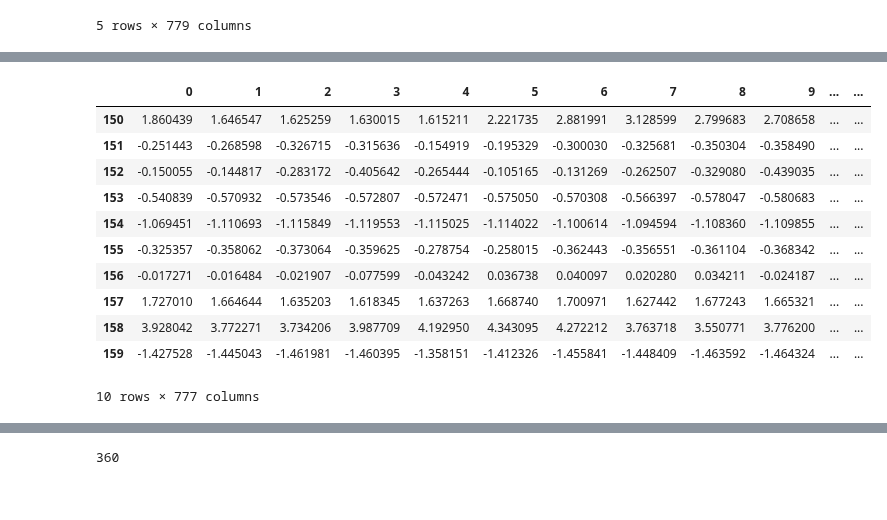
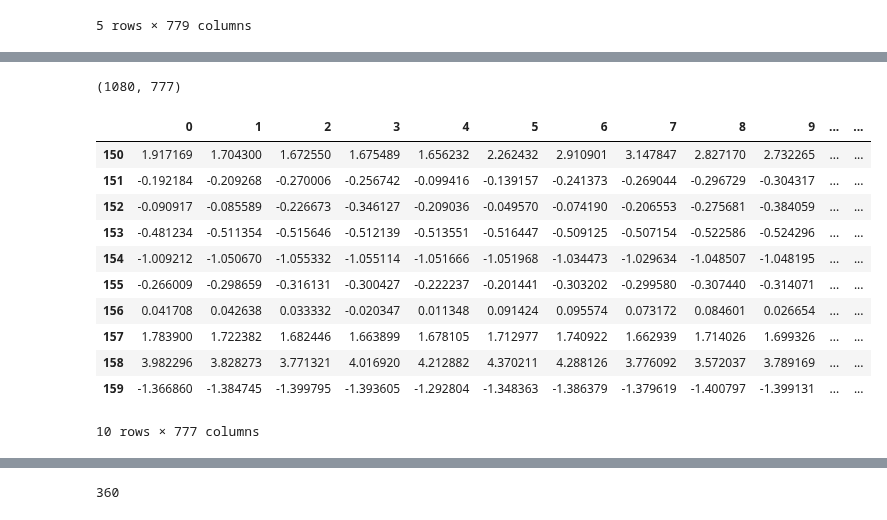
Before and after one commit to mkosaka1/Speech_Emotion_Recognition, a Jupyter notebook: eda_preprocessing_old.ipynb, the cells around one changed output, grey strips where cells are left out. Drawn from its saved outputs; the diff is of its cells as text; code cells hidden in the pictures.

```diff
--- a/eda_preprocessing_old.ipynb
+++ b/eda_preprocessing_old.ipynb
@@ -390,11 +395,16 @@ df = pd.concat([audio_df,pd.DataFrame(df['mfcc_feature'].values.tolist())],axis=
 df=df.fillna(0)
 # %%
 # TRAIN TEST SPLIT
-X_train, X_test, y_train, y_test = train_test_split(df_combined.drop(['path','emotion'],axis=1)
+X_model, X_test, y_model, y_test = train_test_split(df_combined.drop(['path','emotion'],axis=1)
                                                     , df_combined.emotion
                                                     , test_size=0.25
                                                     , shuffle=False
                                                     , random_state=42
                                                    )
-
-X_train.head()
+# TRAIN TEST SPLIT
+X_train, X_validation, y_train, y_validation = train_test_split(X_model
+                                                    , y_model
+                                                    , test_size=0.25
+                                                    , shuffle=False
+                                                    , random_state=42
+                                                   )
@@ -409,24 +411,31 @@ X_train.head()
+# %%
+X_model.shape
+# %% [output]
+(1080, 777)
 # %%
 # NORMALIZE DATA
 mean = np.mean(X_train, axis=0)
 std = np.std(X_train, axis=0)
 
 X_train = (X_train - mean)/std
 X_test = (X_test - mean)/std
+X_validation = (X_validation - mean) / std
 
+
+# Check the dataset now
 X_train[150:160]
 # %% [output]
 |  | 0 | 1 | 2 | 3 | 4 | 5 | 6 | 7 | 8 | 9 | ... | ... |
-| 150 | 1.860439 | 1.646547 | 1.625259 | 1.630015 | 1.615211 | 2.221735 | 2.881991 | 3.128599 | 2.799683 | 2.708658 | ... | ... |
-| 151 | -0.251443 | -0.268598 | -0.326715 | -0.315636 | -0.154919 | -0.195329 | -0.300030 | -0.325681 | -0.350304 | -0.358490 | ... | ... |
-| 152 | -0.150055 | -0.144817 | -0.283172 | -0.405642 | -0.265444 | -0.105165 | -0.131269 | -0.262507 | -0.329080 | -0.439035 | ... | ... |
-| 153 | -0.540839 | -0.570932 | -0.573546 | -0.572807 | -0.572471 | -0.575050 | -0.570308 | -0.566397 | -0.578047 | -0.580683 | ... | ... |
-| 154 | -1.069451 | -1.110693 | -1.115849 | -1.119553 | -1.115025 | -1.114022 | -1.100614 | -1.094594 | -1.108360 | -1.109855 | ... | ... |
-| 155 | -0.325357 | -0.358062 | -0.373064 | -0.359625 | -0.278754 | -0.258015 | -0.362443 | -0.356551 | -0.361104 | -0.368342 | ... | ... |
-| 156 | -0.017271 | -0.016484 | -0.021907 | -0.077599 | -0.043242 | 0.036738 | 0.040097 | 0.020280 | 0.034211 | -0.024187 | ... | ... |
-| 157 | 1.727010 | 1.664644 | 1.635203 | 1.618345 | 1.637263 | 1.668740 | 1.700971 | 1.627442 | 1.677243 | 1.665321 | ... | ... |
-| 158 | 3.928042 | 3.772271 | 3.734206 | 3.987709 | 4.192950 | 4.343095 | 4.272212 | 3.763718 | 3.550771 | 3.776200 | ... | ... |
-| 159 | -1.427528 | -1.445043 | -1.461981 | -1.460395 | -1.358151 | -1.412326 | -1.455841 | -1.448409 | -1.463592 | -1.464324 | ... | ... |
+| 150 | 1.917169 | 1.704300 | 1.672550 | 1.675489 | 1.656232 | 2.262432 | 2.910901 | 3.147847 | 2.827170 | 2.732265 | ... | ... |
+| 151 | -0.192184 | -0.209268 | -0.270006 | -0.256742 | -0.099416 | -0.139157 | -0.241373 | -0.269044 | -0.296729 | -0.304317 | ... | ... |
+| 152 | -0.090917 | -0.085589 | -0.226673 | -0.346127 | -0.209036 | -0.049570 | -0.074190 | -0.206553 | -0.275681 | -0.384059 | ... | ... |
+| 153 | -0.481234 | -0.511354 | -0.515646 | -0.512139 | -0.513551 | -0.516447 | -0.509125 | -0.507154 | -0.522586 | -0.524296 | ... | ... |
+| 154 | -1.009212 | -1.050670 | -1.055332 | -1.055114 | -1.051666 | -1.051968 | -1.034473 | -1.029634 | -1.048507 | -1.048195 | ... | ... |
+| 155 | -0.266009 | -0.298659 | -0.316131 | -0.300427 | -0.222237 | -0.201441 | -0.303202 | -0.299580 | -0.307440 | -0.314071 | ... | ... |
+| 156 | 0.041708 | 0.042638 | 0.033332 | -0.020347 | 0.011348 | 0.091424 | 0.095574 | 0.073172 | 0.084601 | 0.026654 | ... | ... |
+| 157 | 1.783900 | 1.722382 | 1.682446 | 1.663899 | 1.678105 | 1.712977 | 1.740922 | 1.662939 | 1.714026 | 1.699326 | ... | ... |
+| 158 | 3.982296 | 3.828273 | 3.771321 | 4.016920 | 4.212882 | 4.370211 | 4.288126 | 3.776092 | 3.572037 | 3.789169 | ... | ... |
+| 159 | -1.366860 | -1.384745 | -1.399795 | -1.393605 | -1.292804 | -1.348363 | -1.386379 | -1.379619 | -1.400797 | -1.399131 | ... | ... |
 10 rows × 777 columns
 # %%
 # TURN DATA INTO ARRAYS FOR KERAS
```
Also changed, not shown: parts of 19 cells of this notebook.
